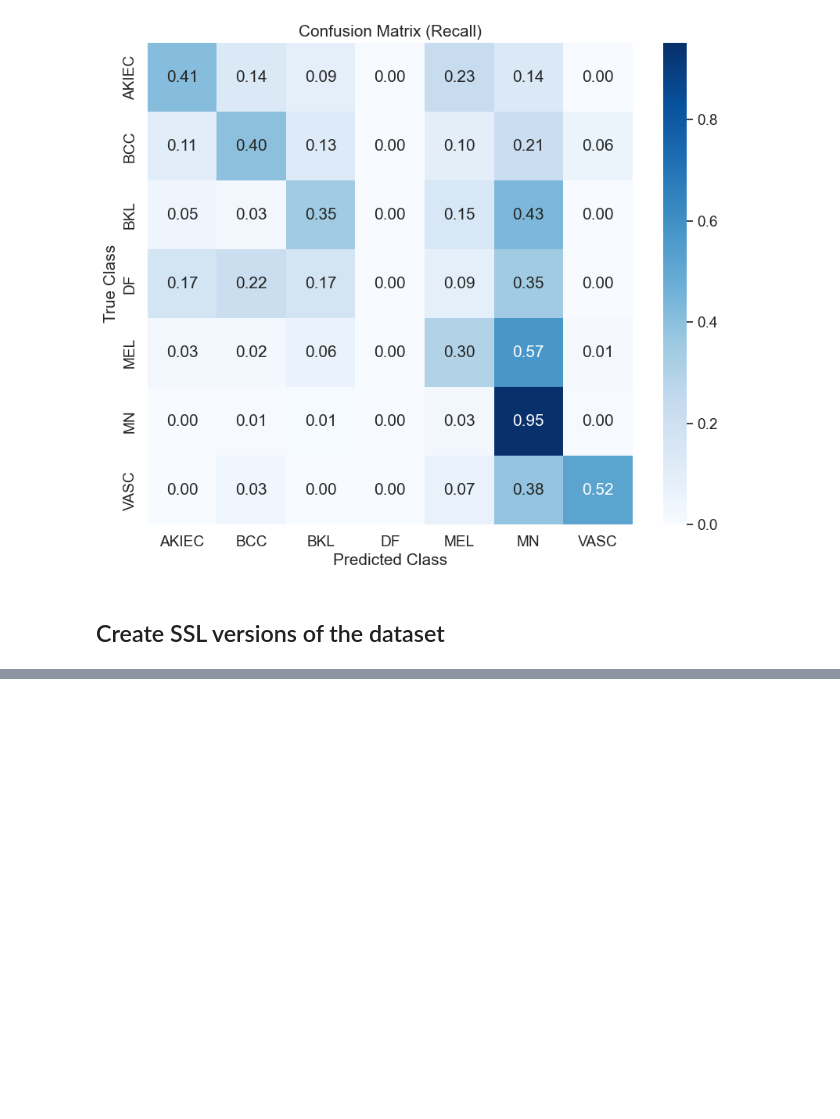
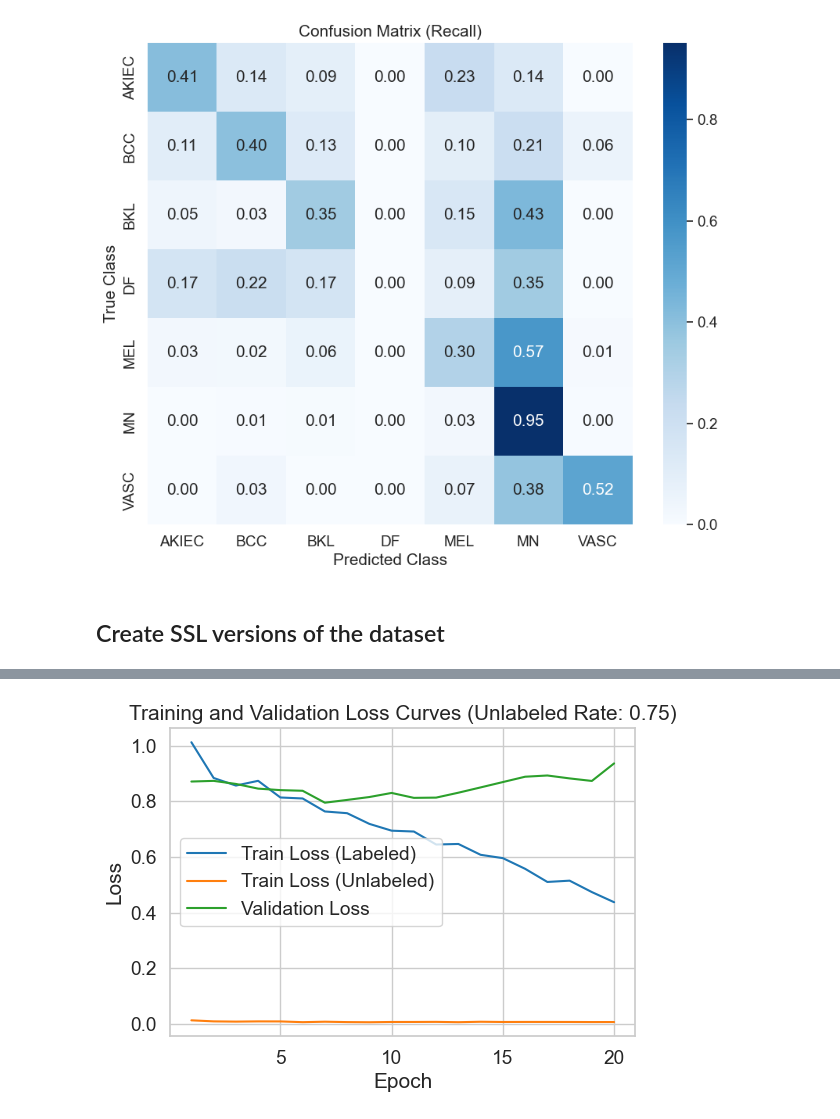
Before and after one commit to behrensm03/bdl-ssl, a Jupyter notebook: nonbayes_cnn_baseline.ipynb, the cells around one changed output, grey strips where cells are left out. Cells and saved outputs as stored; diff of their text form; code cells hidden in the pictures; blank space fills up the shorter version.

```diff
--- a/nonbayes_cnn_baseline.ipynb
+++ b/nonbayes_cnn_baseline.ipynb
@@ -186,0 +197,7 @@ train_history
+# %%
+# Create SSL versions of our datasets
+unlabeled_rate = 0.75
+
+train_labels_ssl_75 = get_semi_supervised_labels(train_dataset, unlabeled_rate=unlabeled_rate, seed=RANDOM_SEED)
+train_ssl_dataset_75 = SSLDataset(train_dataset, train_labels_ssl_75)
+train_ssl_loader_75 = data.DataLoader(train_ssl_dataset_75, batch_size=BATCH_SIZE, shuffle=True)
@@ -186,0 +213,3 @@ train_history
+# %%
+ssl_model_75, criterion, optimizer = default_setup()
+ssl_history_75 = train_loop_hard_pseudo_label(ssl_model_75, train_ssl_loader_75, val_loader, criterion, optimizer, num_epochs=20)
@@ -186,0 +230,4 @@ train_history
+# %%
+plot_loss_curves(ssl_history_75, use_unlabeled=True, unlabeled_rate=unlabeled_rate)
+# %% [output]
+[figure, added]
```
Also changed, not shown: parts of 28 cells of this notebook, 3 other files.
